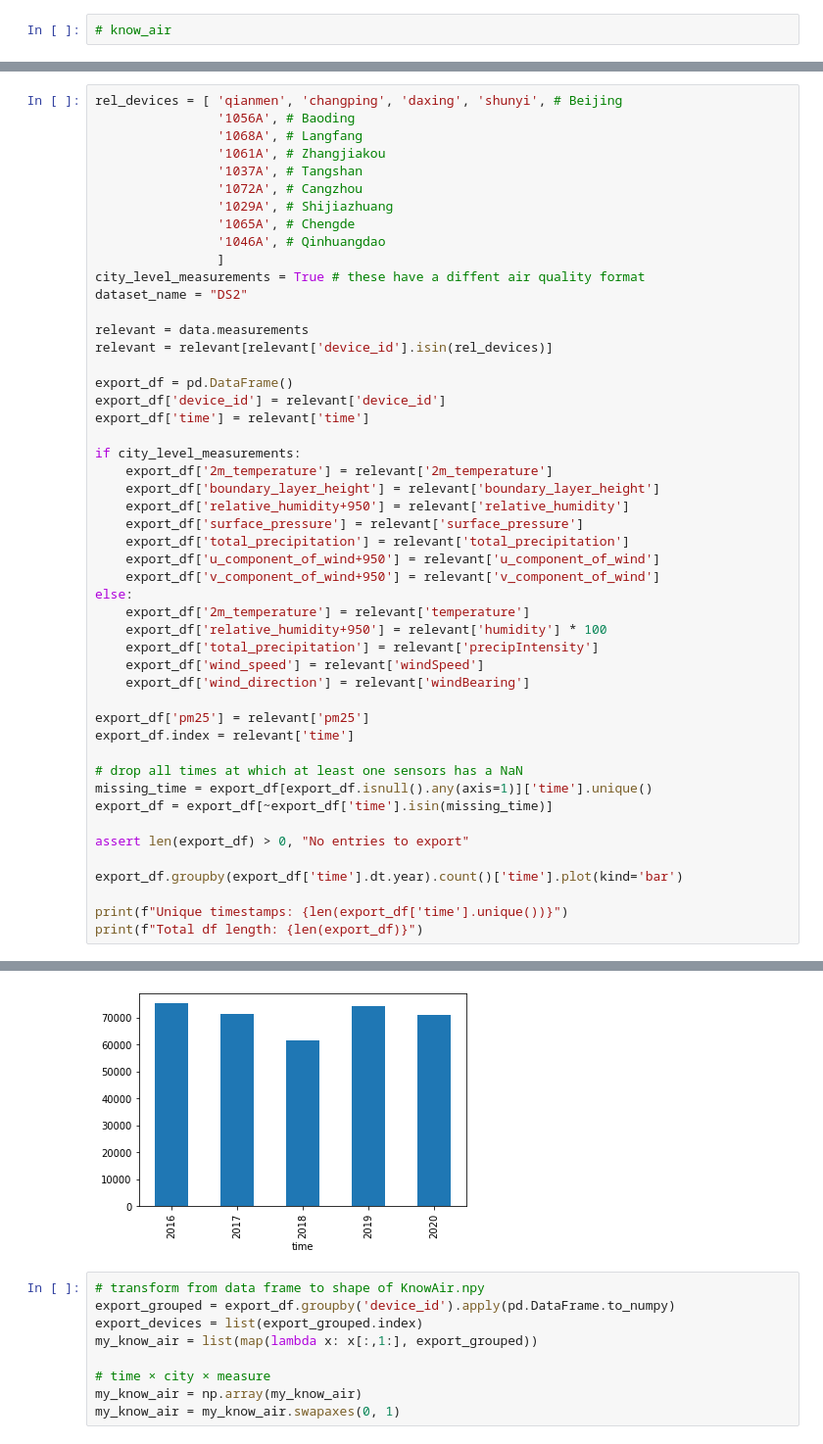
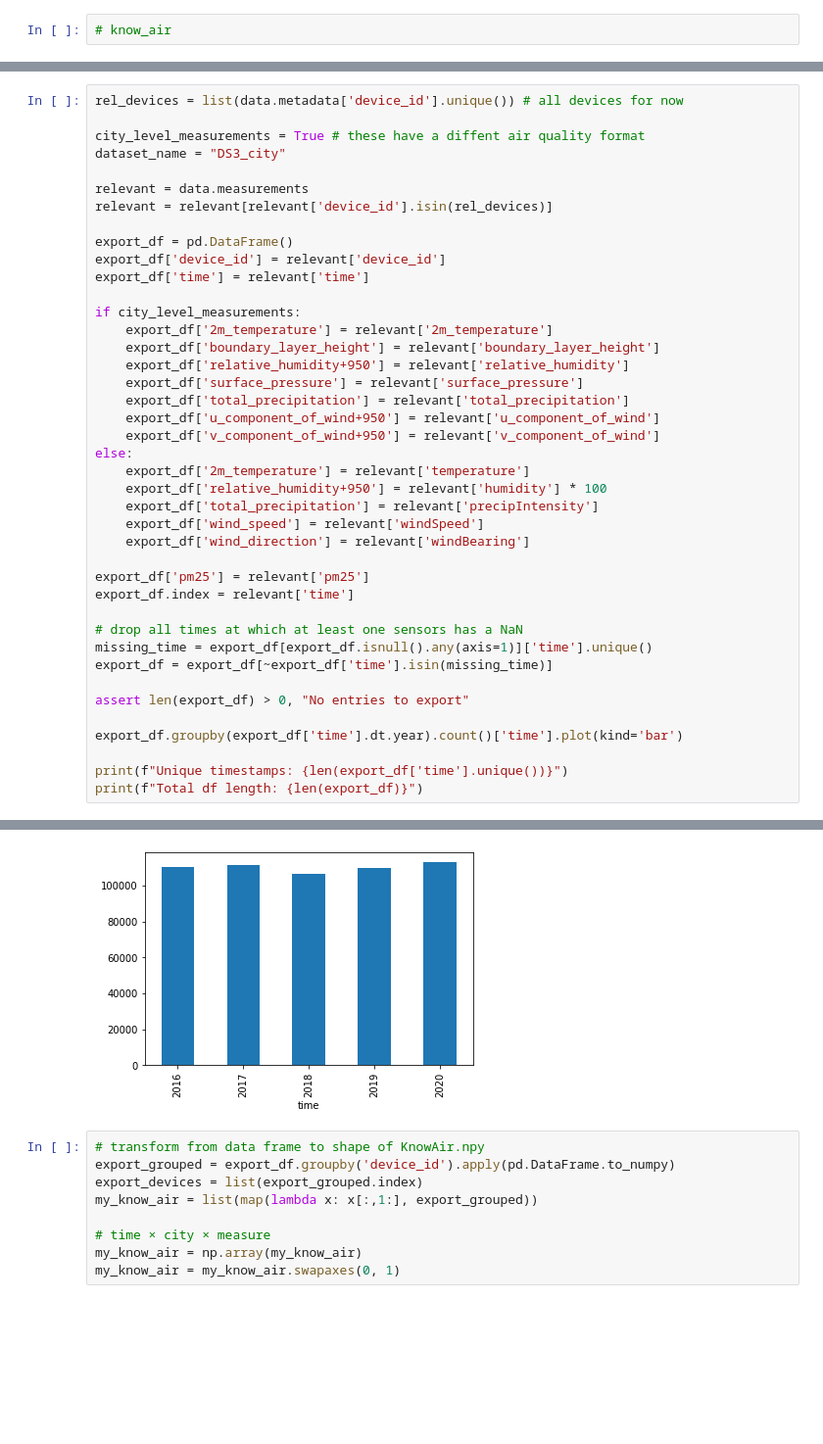
Before and after one commit to deutschmn/split-pollution-sources, a Jupyter notebook: gnn-prep.ipynb, the cells around one changed output, grey strips where cells are left out. Shown at 98% size. Cells and saved outputs as stored; diff of their text form; blank space fills up the shorter version.

Commit message:
Load new dataset that's fully based on city-level data

```diff
--- a/gnn-prep.ipynb
+++ b/gnn-prep.ipynb
@@ -72,16 +88,8 @@ know_air.shape[0], pd.Timedelta(data_end - data_start), (1460 * 24 + 21 + 3), (1
 # %%
-rel_devices = [ 'qianmen', 'changping', 'daxing', 'shunyi', # Beijing
-                '1056A', # Baoding
-                '1068A', # Langfang
-                '1061A', # Zhangjiakou
-                '1037A', # Tangshan
-                '1072A', # Cangzhou
-                '1029A', # Shijiazhuang
-                '1065A', # Chengde
-                '1046A', # Qinhuangdao
-                ]
+rel_devices = list(data.metadata['device_id'].unique()) # all devices for now
+
 city_level_measurements = True # these have a diffent air quality format
-dataset_name = "DS2"
+dataset_name = "DS3_city"
 
 relevant = data.measurements
 relevant = relevant[relevant['device_id'].isin(rel_devices)]
@@ -124,4 +132,4 @@ Total df length: 353448
-[figure, old version]
+[figure, new version]
 # %%
 # transform from data frame to shape of KnowAir.npy
 export_grouped = export_df.groupby('device_id').apply(pd.DataFrame.to_numpy)
```
Also changed, not shown: parts of 4 cells of this notebook, 2 other files.
